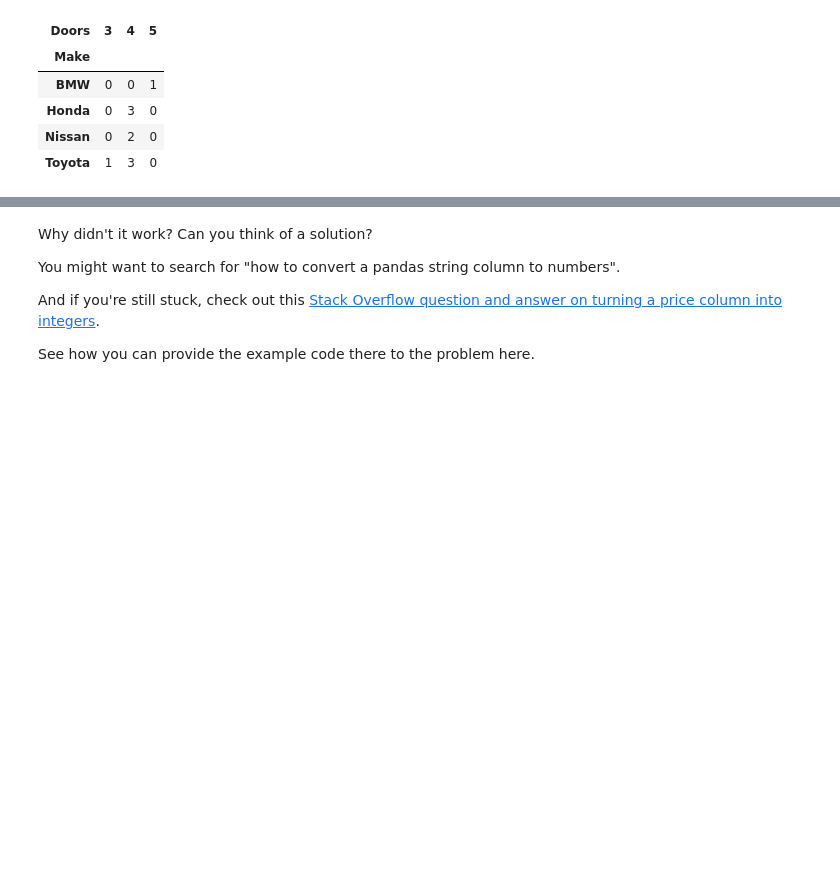
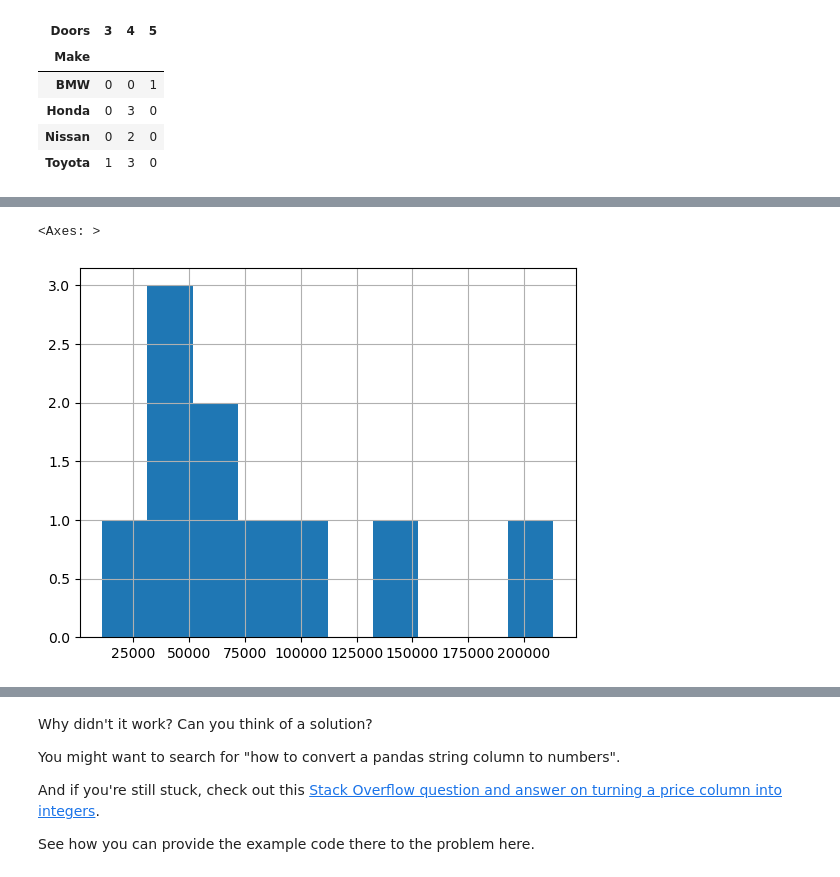
Before and after one commit to thesubodh1/Machine-Learning, a Jupyter notebook: pandas-exercises.ipynb, the cells around one changed output, grey strips where cells are left out. Drawn from its saved outputs; the diff is of its cells as text; code cells hidden in the pictures; blank space fills up the shorter version.

```diff
--- a/pandas-exercises.ipynb
+++ b/pandas-exercises.ipynb
@@ -228,2 +238,6 @@ TypeError: agg function failed [how->mean,dtype->object]
 # %%
 # Create a histogram of the Odometer column using hist()
+car_sales["Odometer (KM)"].hist()
+# %% [output]
+<Axes: >
+[figure, added]
```
Also changed, not shown: parts of 26 cells of this notebook.
